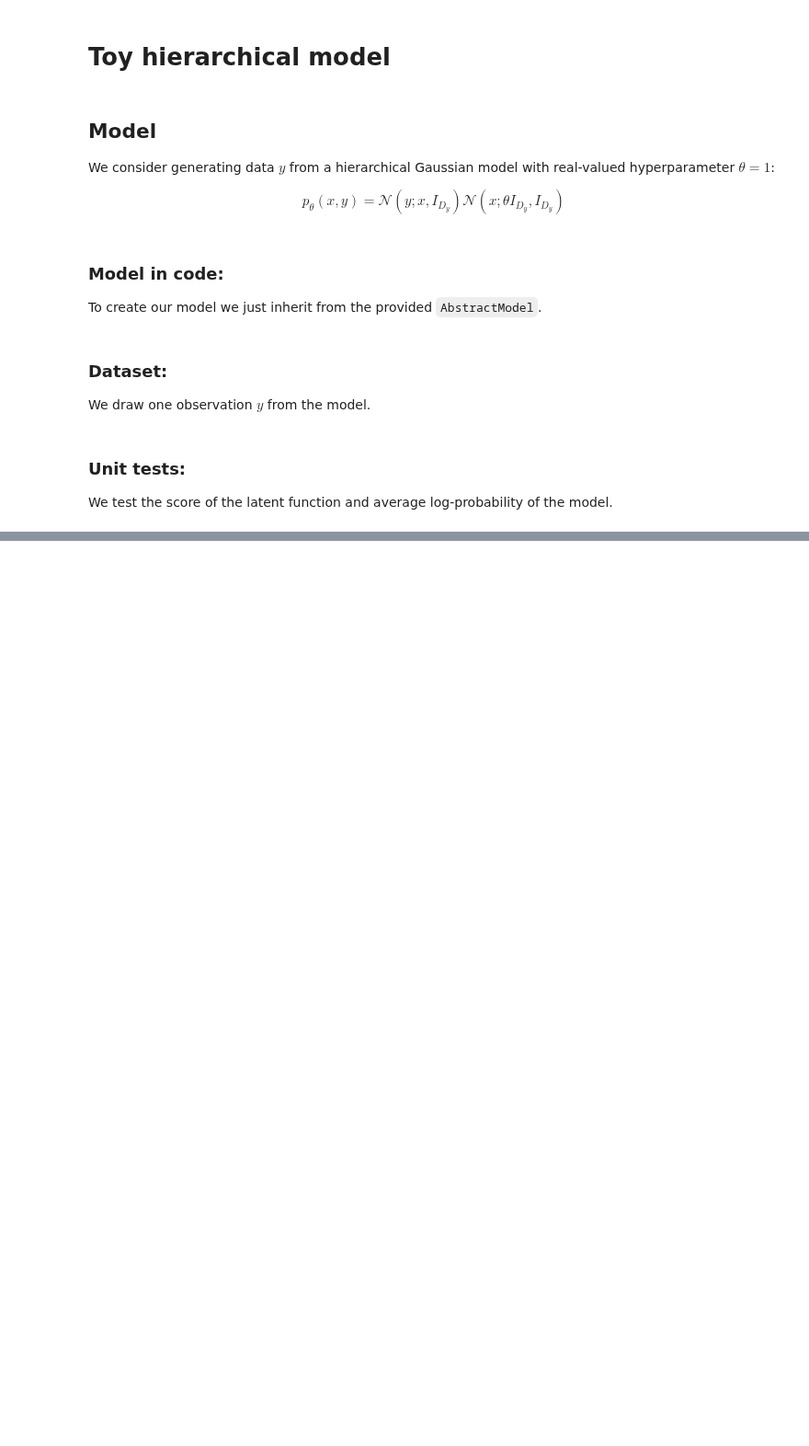
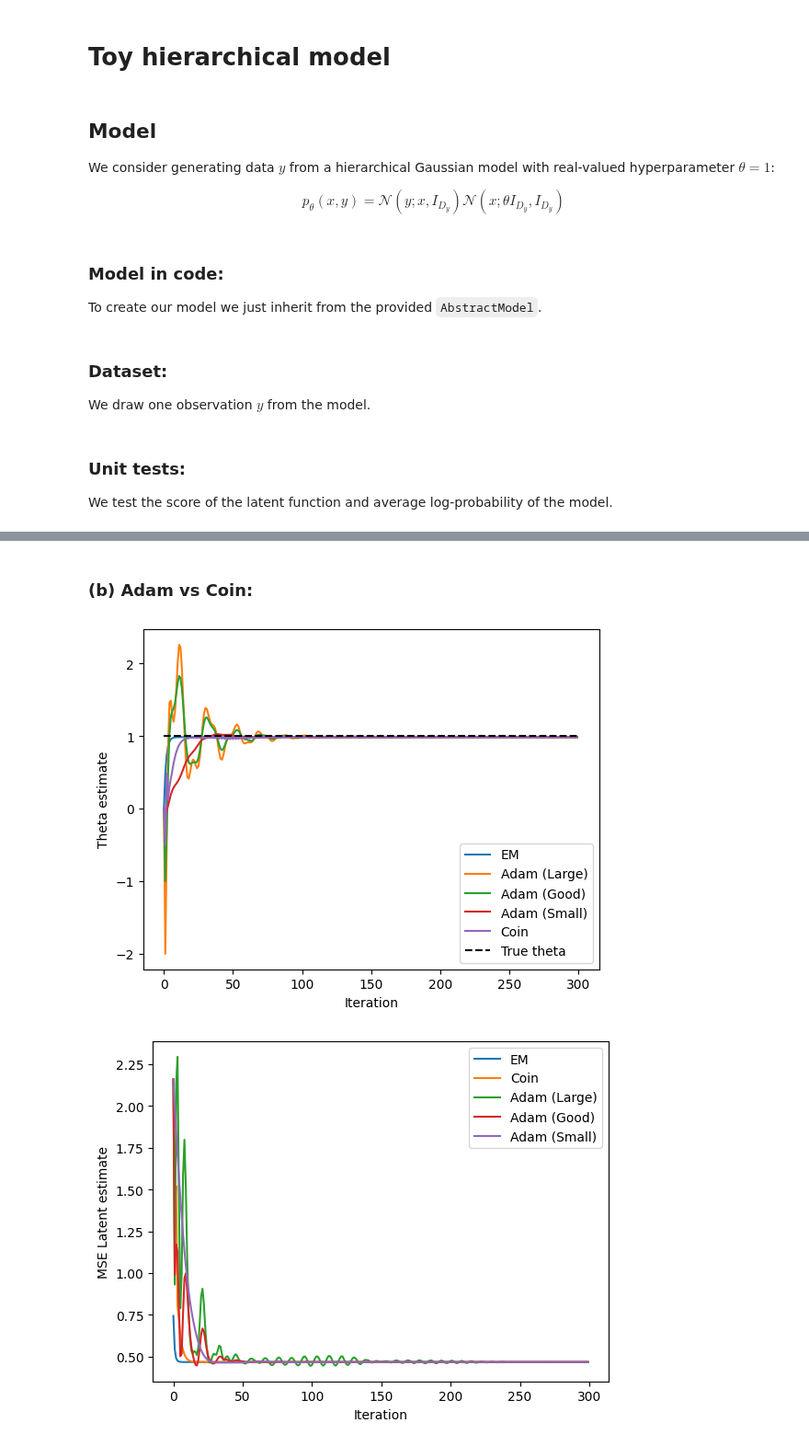
Before and after one commit to chris-nemeth/CoinEM, a Jupyter notebook: new_experiments/toy_hierarchical_model.ipynb, the cells around one changed output, grey strips where cells are left out. Shown at 92% size. Drawn from its saved outputs; the diff is of its cells as text; code cells hidden in the pictures; blank space fills up the shorter version.

```diff
--- a/new_experiments/toy_hierarchical_model.ipynb
+++ b/new_experiments/toy_hierarchical_model.ipynb
@@ -208,0 +164,37 @@ plt.legend(loc='upper right')
+# %% [markdown]
+### (b) Adam vs Coin:
+# %%
+# # Run Adam-SVGD using theree different step-sizes:
+large = 2.0
+good = 1.0
+small = 1e-1
+
+x_adam_large, th_adam_large = adam_svgd(model, data, X0, th0, K, theta_step_size = large, latent_step_size= large)  # Large step-size
+x_adam_good, th_adam_good = adam_svgd(model, data, X0, th0, K, theta_step_size = good, latent_step_size= good)  # Good step-size
+x_adam_small, th_adam_small = adam_svgd(model, data, X0, th0, K, theta_step_size = small, latent_step_size= small)  # Small step-size
+
+
+# Plot parameter estimates as a function of step number k:
+plt.plot(th_em, label='EM')
+plt.plot(th_adam_large, label='Adam (Large)')
+plt.plot(th_adam_good, label='Adam (Good)')
+plt.plot(th_adam_small, label='Adam (Small)')
+plt.plot(th_coin, label='Coin')
+plt.hlines(theta, 0, K, label='True theta', linestyles='dashed', color='black')
+plt.legend(loc='lower right')
+plt.xlabel('Iteration')
+plt.ylabel("Theta estimate")
+plt.show()
+
+plt.plot(((x_mean_em - latent) ** 2).mean(axis=1), label='EM')
+plt.plot(((x_coin.mean(axis=1) - latent) ** 2).mean(axis = 1), label='Coin')
+plt.plot(((x_adam_large.mean(axis=1) - latent) ** 2).mean(axis = 1), label='Adam (Large)')
+plt.plot(((x_adam_good.mean(axis=1) - latent) ** 2).mean(axis = 1), label='Adam (Good)')
+plt.plot(((x_adam_small.mean(axis=1) - latent) ** 2).mean(axis = 1), label='Adam (Small)')
+plt.xlabel('Iteration')
+plt.ylabel("MSE Latent estimate")
+plt.legend(loc='upper right')
+plt.show()
+# %% [output]
+[figure, added]
+[figure, added]
```
Also changed, not shown: parts of 32 cells of this notebook, 6 other files.
